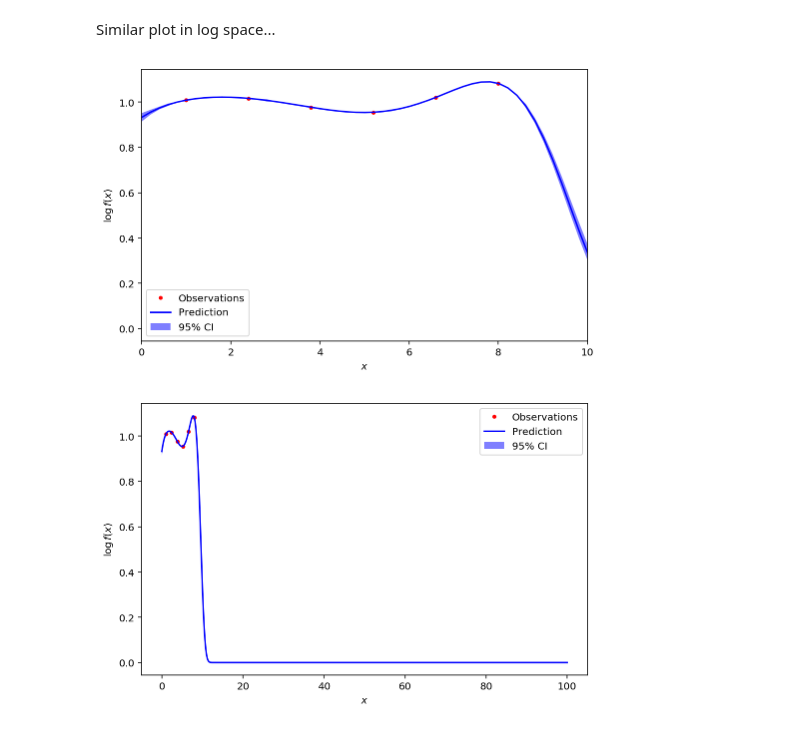
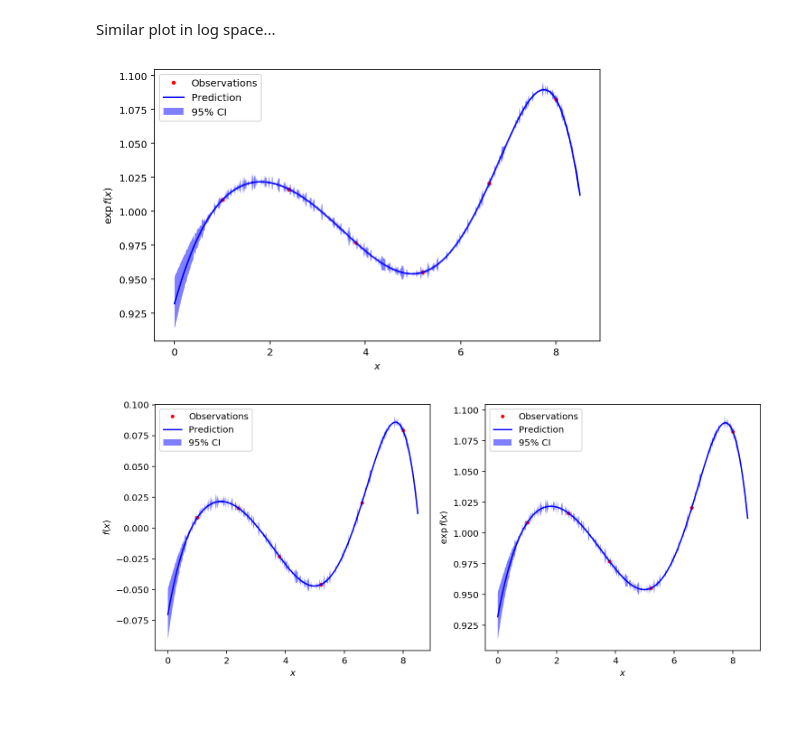
Before and after one commit to tpgillam/notebooks, a Jupyter notebook: gaussian_process_shifted.ipynb, the cells around one changed output. Saved outputs shown, nothing was run; the diff lists cells and outputs as text; code cells hidden in the pictures.

```diff
--- a/gaussian_process_shifted.ipynb
+++ b/gaussian_process_shifted.ipynb
@@ -67,29 +67,44 @@ Similar plot in log space...
 # %%
 plt.figure(figsize=(8, 5))
 plt.plot(x, np.exp(y), 'r.', label='Observations')
 plt.plot(x_eval, np.exp(y_eval), 'b-', label='Prediction')
 plt.fill(np.concatenate([x_eval, x_eval[::-1]]),
          np.concatenate([np.exp(y_eval - 1.96 * sigma_eval),
                          np.exp(y_eval + 1.96 * sigma_eval)[::-1]]),
          alpha=.5, fc='b', ec='None', label='95% CI')
 plt.xlabel('$x$')
-plt.ylabel('$\log\,f(x)$')
+plt.ylabel('$\exp\,f(x)$')
 plt.legend();
-plt.xlim(0, 10)
 plt.show()
 
 
-plt.figure(figsize=(8, 5))
+# Enhance... there's some weird numerical artifacts visible here. Not just due to exponential
+x_eval = np.linspace(0, 8.5, 500)
+y_eval, sigma_eval = regressor.predict(_reshapex(x_eval), return_std=True)
+y_eval += prior_mean
+
+plt.figure(figsize=(12, 5))
+plt.subplot(1, 2, 1)
+plt.plot(x, y, 'r.', label='Observations')
+plt.plot(x_eval, y_eval, 'b-', label='Prediction')
+plt.fill(np.concatenate([x_eval, x_eval[::-1]]),
+         np.concatenate([(y_eval - 1.96 * sigma_eval),
+                         (y_eval + 1.96 * sigma_eval)[::-1]]),
+         alpha=.5, fc='b', ec='None', label='95% CI')
+plt.xlabel('$x$')
+plt.ylabel('$f(x)$')
+plt.legend();
+
+plt.subplot(1, 2, 2)
 plt.plot(x, np.exp(y), 'r.', label='Observations')
 plt.plot(x_eval, np.exp(y_eval), 'b-', label='Prediction')
 plt.fill(np.concatenate([x_eval, x_eval[::-1]]),
          np.concatenate([np.exp(y_eval - 1.96 * sigma_eval),
                          np.exp(y_eval + 1.96 * sigma_eval)[::-1]]),
          alpha=.5, fc='b', ec='None', label='95% CI')
 plt.xlabel('$x$')
-plt.ylabel('$\log\,f(x)$')
+plt.ylabel('$\exp\,f(x)$')
 plt.legend();
-plt.show()
 # %% [output]
-[figure, old version]
+[figure, new version]
-[figure, old version]
+[figure, new version]
```
Also changed, not shown: parts of 1 cell of this notebook.
